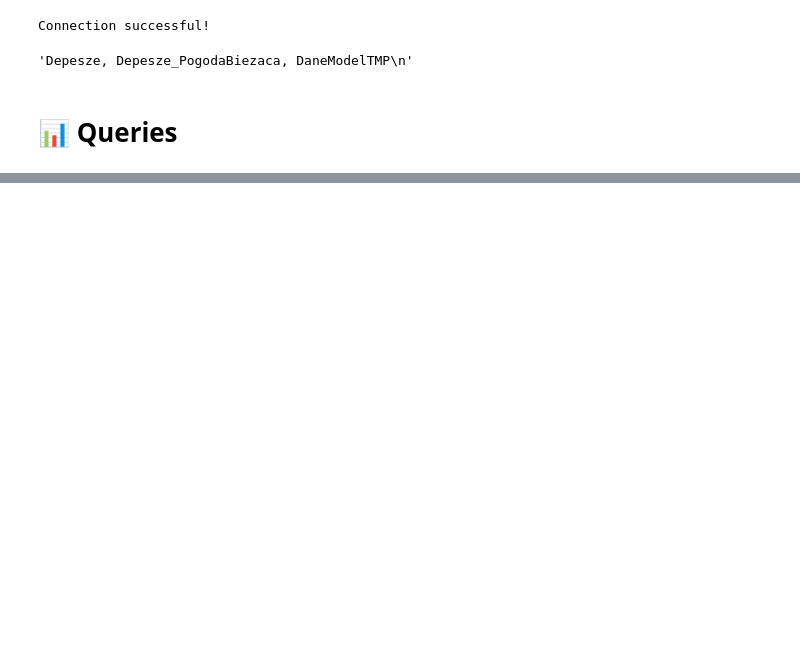
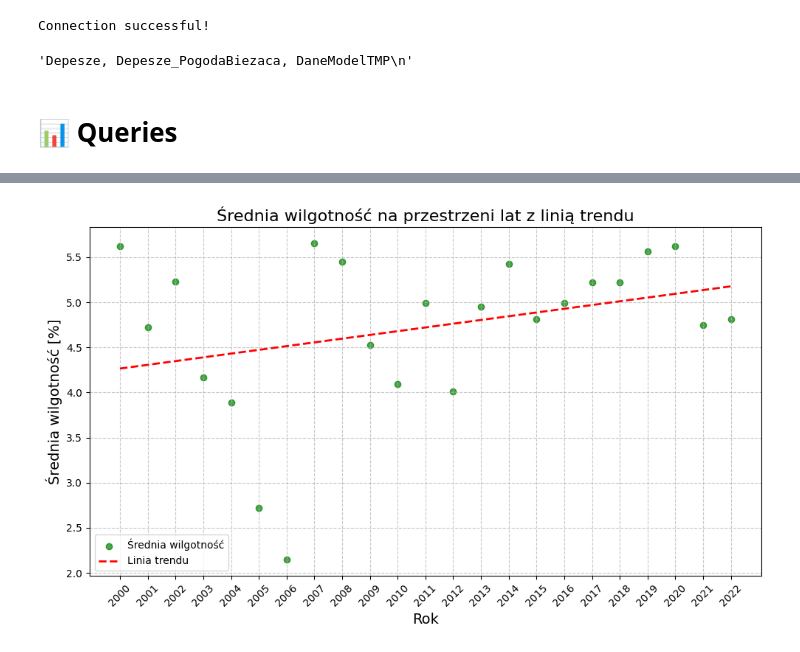
Before and after one commit to xeloth12/jupynotes, a Jupyter notebook: Lab2_DanePogodowe.ipynb, the cells around one changed output, grey strips where cells are left out. Cells and saved outputs as stored; diff of their text form; code cells hidden in the pictures; blank space fills up the shorter version.

```diff
--- a/Lab2_DanePogodowe.ipynb
+++ b/Lab2_DanePogodowe.ipynb
@@ -199,0 +284,51 @@ df_sorted.plot.scatter(x="NazwaM", y="SredTemp", alpha=0.5)
+# %%
+import pandas as pd
+import matplotlib.pyplot as plt
+import numpy as np
+from sqlalchemy import create_engine
+
+
+# Pobranie danych z bazy (zapytanie SQL do analizy wilgotności)
+query = """
+SELECT
+    YEAR(data) AS Rok,
+    AVG(TemperaturaPunktuRosy) AS SredniaWilgotnosc
+FROM
+    Synop.dbo.DaneModelTMP
+WHERE
+    TemperaturaPunktuRosy IS NOT NULL
+GROUP BY
+    YEAR(data)
+ORDER BY
+    Rok
+"""
+df = pd.read_sql(query, engine)
+
+# Wyciągnięcie danych do regresji
+x = df['Rok']
+y = df['SredniaWilgotnosc']
+
+# Obliczanie współczynników regresji (linia trendu)
+coeff = np.polyfit(x, y, 1)  # Dopasowanie liniowe
+trend = np.polyval(coeff, x)  # Wyliczenie wartości linii trendu
+
+# Tworzenie wykresu punktowego
+plt.figure(figsize=(10, 6))
+plt.scatter(x, y, color='green', label='Średnia wilgotność', alpha=0.7)
+
+# Dodanie linii trendu
+plt.plot(x, trend, color='red', linestyle='--', linewidth=2, label='Linia trendu')
+
+# Dodanie etykiet i tytułu
+plt.title('Średnia wilgotność na przestrzeni lat z linią trendu', fontsize=16)
+plt.xlabel('Rok', fontsize=14)
+plt.ylabel('Średnia wilgotność [%]', fontsize=14)
+plt.xticks(x, rotation=45)
+plt.grid(True, linestyle='--', alpha=0.7)
+plt.legend()
+
+# Wyświetlenie wykresu
+plt.tight_layout()
+plt.show()
+# %% [output]
+[figure, added]
```
Also changed, not shown: parts of 8 cells of this notebook.
